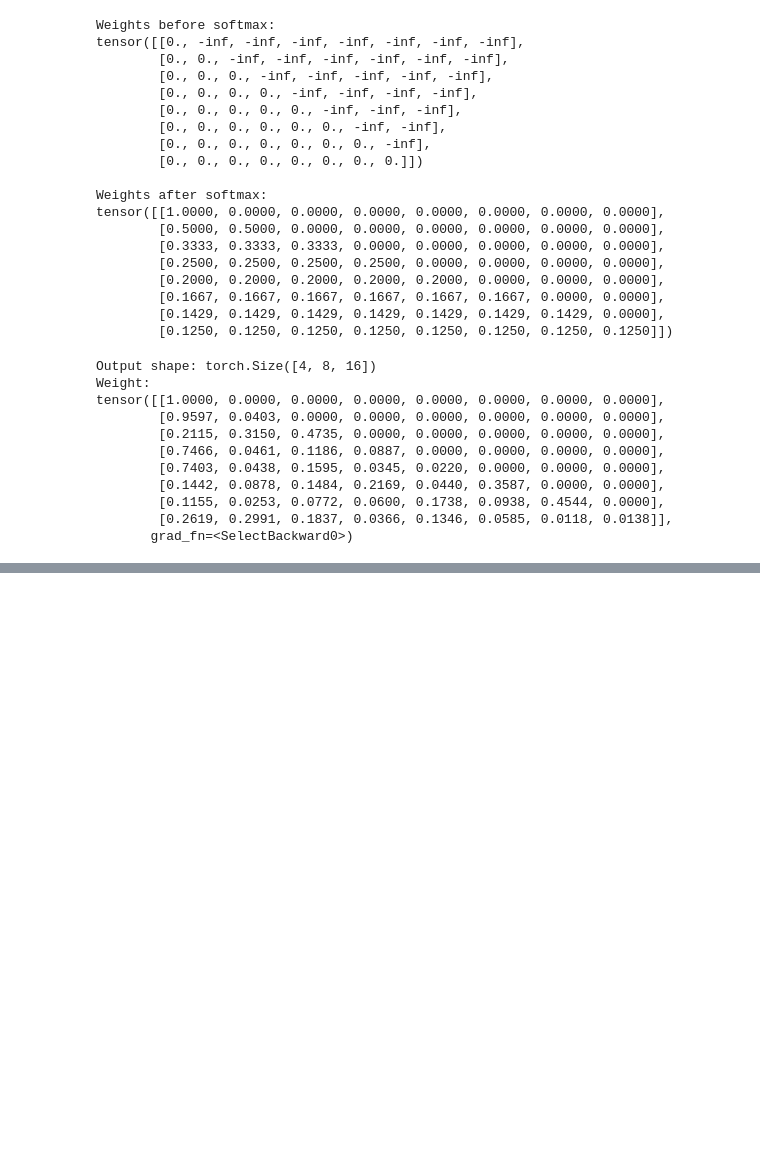
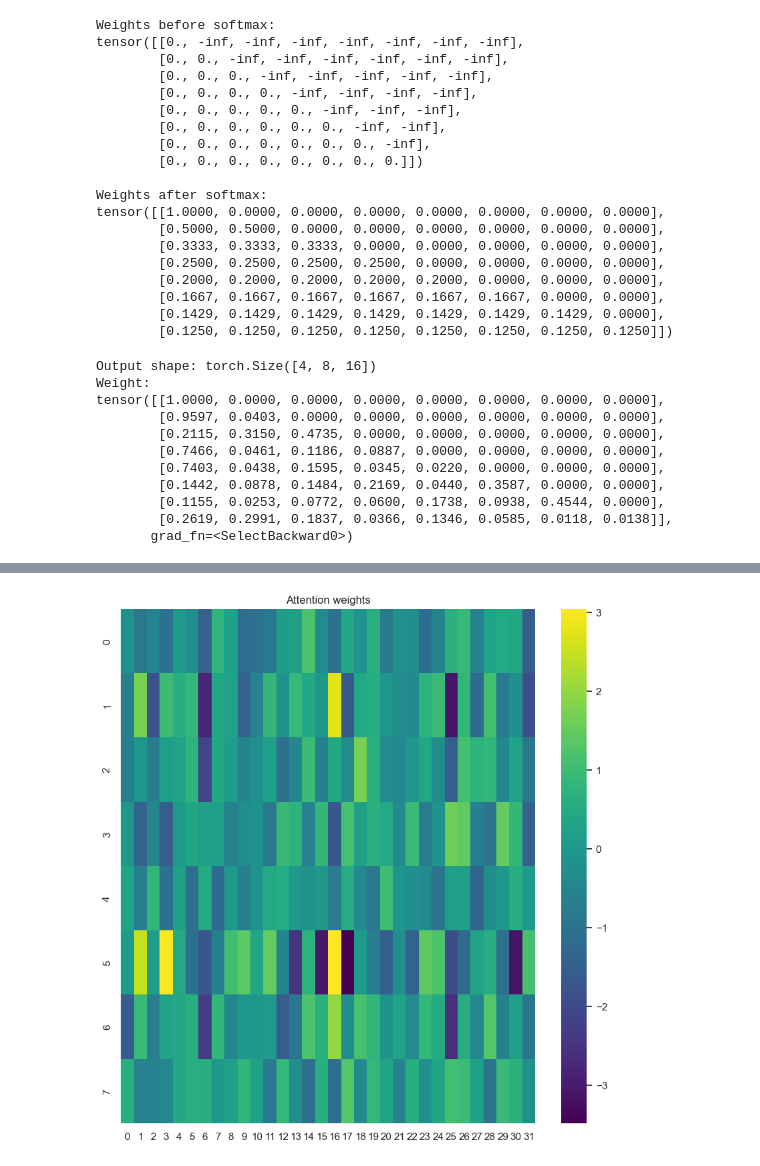
Before and after one commit to parthsolanke/atomic-GPT, a Jupyter notebook: notebooks/dev-atomic-GPT.ipynb, the cells around one changed output, grey strips where cells are left out. Drawn from its saved outputs; the diff is of its cells as text; code cells hidden in the pictures; blank space fills up the shorter version.

```diff
--- a/notebooks/dev-atomic-GPT.ipynb
+++ b/notebooks/dev-atomic-GPT.ipynb
@@ -386,0 +452,15 @@ tensor([[1.0000, 0.0000, 0.0000, 0.0000, 0.0000, 0.0000, 0.0000, 0.0000],
+# %%
+class Block(nn.Module):
+
+    def __init__(self, num_embd, num_head):
+        super().__init__()
+        head_size = num_embd // num_head
+        self.self_attention = MultiHeadAttention(num_head, head_size)
+        self.ffwd = FeedFoward(num_embd)
+        self.ln1 = nn.LayerNorm(num_embd)
+        self.ln2 = nn.LayerNorm(num_embd)
+
+    def forward(self, x):
+        x = x + self.self_attention(self.ln1(x))
+        x = x + self.ffwd(self.ln2(x))
+        return x
@@ -386,0 +518,7 @@ tensor([[1.0000, 0.0000, 0.0000, 0.0000, 0.0000, 0.0000, 0.0000, 0.0000],
+# %%
+# model, optimizer
+model = GPTLanguageModel().to(device)
+optimizer = torch.optim.AdamW(model.parameters(), lr=learning_rate)
+
+# print number of parameters
+print(sum(p.numel() for p in model.parameters())/1e6, 'M parameters')
@@ -386,0 +576,23 @@ tensor([[1.0000, 0.0000, 0.0000, 0.0000, 0.0000, 0.0000, 0.0000, 0.0000],
+# %%
+# plotting the attention weights
+import matplotlib.pyplot as plt
+import seaborn as sns
+sns.set_theme()
+
+# get the next batch
+xb, yb = get_batches("val")
+xb, yb = xb.to(device), yb.to(device)
+# forward the model
+B, T = xb.shape
+token_embeddings = model.token_embedding_table(xb) # (B,T,C)
+position_embeddings = model.positional_embedding_table(torch.arange(T, device=device)) # (T,C)
+x = token_embeddings + position_embeddings # (B,T,C)
+attention = model.blocks[0].self_attention
+weights = attention(x) # (B,T,C)
+weights = weights[0].cpu().detach().numpy() # (T,T)
+plt.figure(figsize=(10,10))
+sns.heatmap(weights, cmap='viridis')
+plt.title('Attention weights')
+plt.show()
+# %% [output]
+[figure, added]
```
Also changed, not shown: parts of 12 cells of this notebook, 1 other file.
